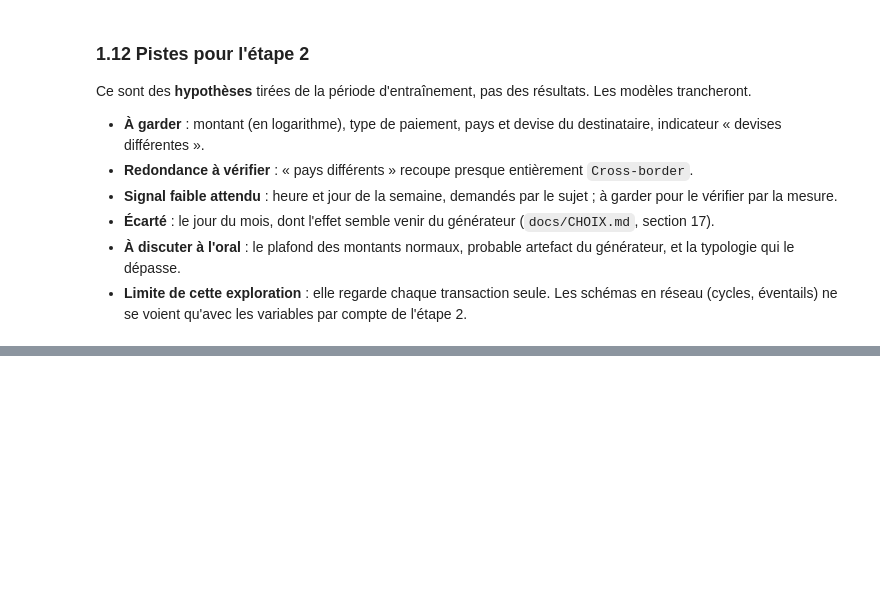
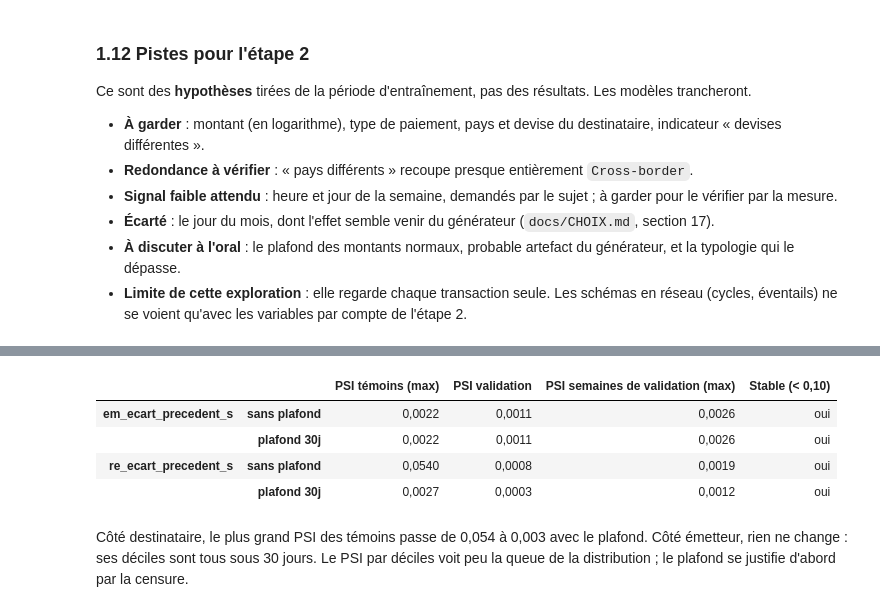
Before and after one commit to aljene307/aml-detection-xai, a Jupyter notebook: notebooks/projet_aml.ipynb, the cells around one changed output, grey strips where cells are left out. Saved outputs shown, nothing was run; the diff lists cells and outputs as text; code cells hidden in the pictures; blank space fills up the shorter version.

```diff
--- a/notebooks/projet_aml.ipynb
+++ b/notebooks/projet_aml.ipynb
@@ -487,0 +763,28 @@ trancheront.
+# %%
+ecarts = lire("ecarts.json")
+lignes = {}
+for variable in ["em_ecart_precedent_s", "re_ecart_precedent_s"]:
+    for version, v in ecarts[variable].items():
+        lignes[(variable, version.replace("_", " "))] = {
+            "PSI témoins (max)": fr(v["psi_temoins_max"], 4),
+            "PSI validation": fr(v["psi_validation"], 4),
+            "PSI semaines de validation (max)": fr(v["psi_semaines_validation_max"], 4),
+            "Stable (< 0,10)": "oui" if v["stable"] else "non",
+        }
+display(pd.DataFrame(lignes).T)
+assert ecarts["plafond_garde"]
+re = ecarts["re_ecart_precedent_s"]
+note(
+    f"Côté destinataire, le plus grand PSI des témoins passe de "
+    f"{fr(re['sans_plafond']['psi_temoins_max'], 3)} à {fr(re['plafond_30j']['psi_temoins_max'], 3)} "
+    "avec le plafond. Côté émetteur, rien ne change : ses déciles sont tous sous 30 jours. "
+    "Le PSI par déciles voit peu la queue de la distribution ; le plafond se justifie d'abord "
+    "par la censure."
+)
+# %% [output]
+|  |  | PSI témoins (max) | PSI validation | PSI semaines de validation (max) | Stable (< 0,10) |
+| em_ecart_precedent_s | sans plafond | 0,0022 | 0,0011 | 0,0026 | oui |
+|  | plafond 30j | 0,0022 | 0,0011 | 0,0026 | oui |
+| re_ecart_precedent_s | sans plafond | 0,0540 | 0,0008 | 0,0019 | oui |
+|  | plafond 30j | 0,0027 | 0,0003 | 0,0012 | oui |
+Côté destinataire, le plus grand PSI des témoins passe de 0,054 à 0,003 avec le plafond. Côté émetteur, rien ne change : ses déciles sont tous sous 30 jours. Le PSI par déciles voit peu la queue de la distribution ; le plafond se justifie d'abord par la censure.
```
Also changed, not shown: parts of 17 cells of this notebook, 1 other file.
